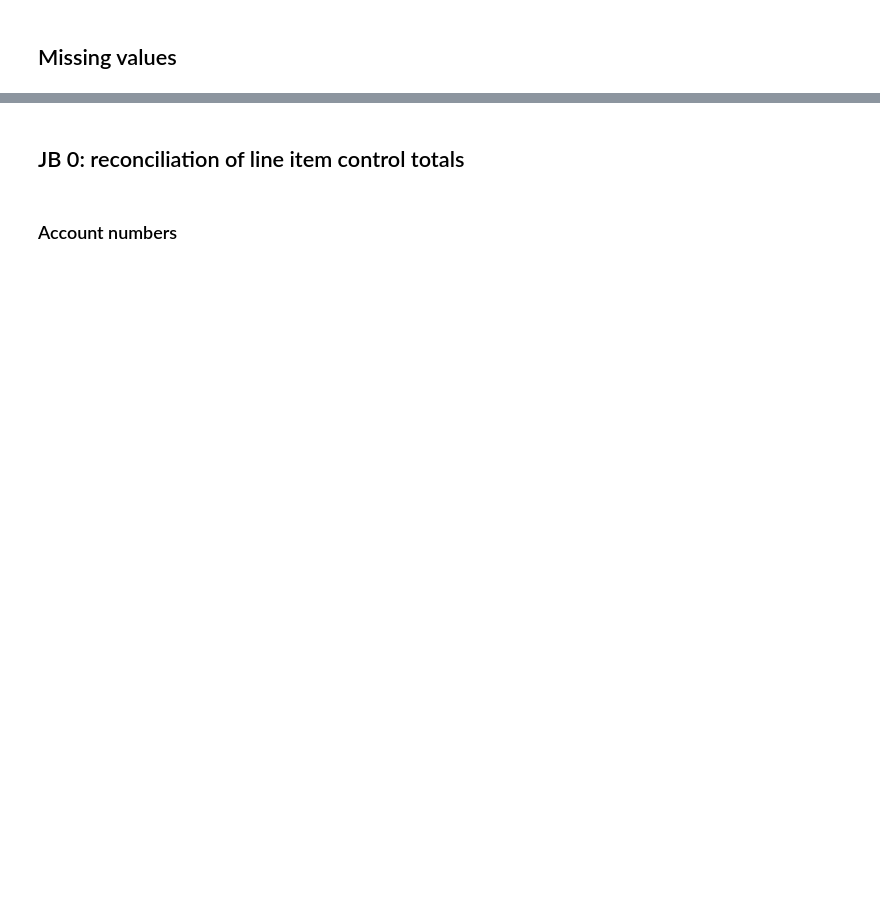
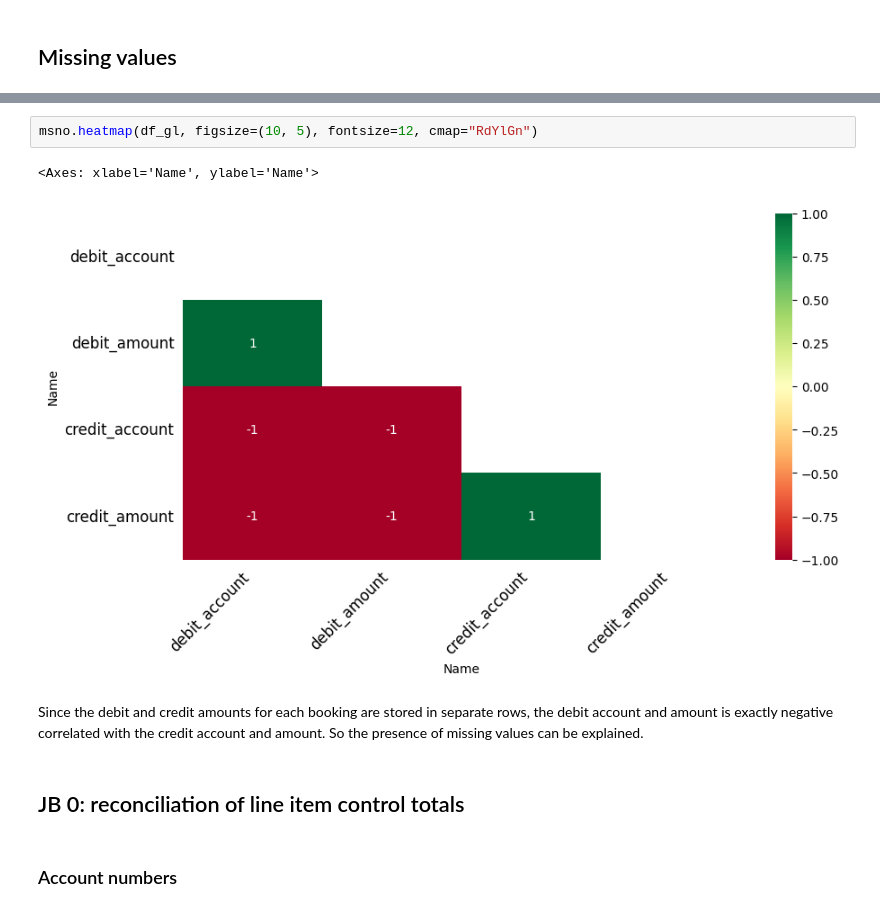
Before and after one commit to tlex-web/journal-entry-tests, a Jupyter notebook: JET.ipynb, the cells around one changed output, grey strips where cells are left out. Saved outputs shown, nothing was run; the diff lists cells and outputs as text; blank space fills up the shorter version.

```diff
--- a/JET.ipynb
+++ b/JET.ipynb
@@ -434,3 +443,10 @@ dtype: int64
+# %%
+msno.heatmap(df_gl, figsize=(10, 5), fontsize=12, cmap="RdYlGn")
+# %% [output]
+<Axes: xlabel='Name', ylabel='Name'>
+[figure, added]
+# %% [markdown]
+Since the debit and credit amounts for each booking are stored in separate rows, the debit account and amount is exactly negative correlated with the credit account and amount. So the presence of missing values can be explained.
 # %% [markdown]
 ## JB 0: reconciliation of line item control totals
 # %% [markdown]
```
Also changed, not shown: parts of 25 cells of this notebook, 7 other files.
